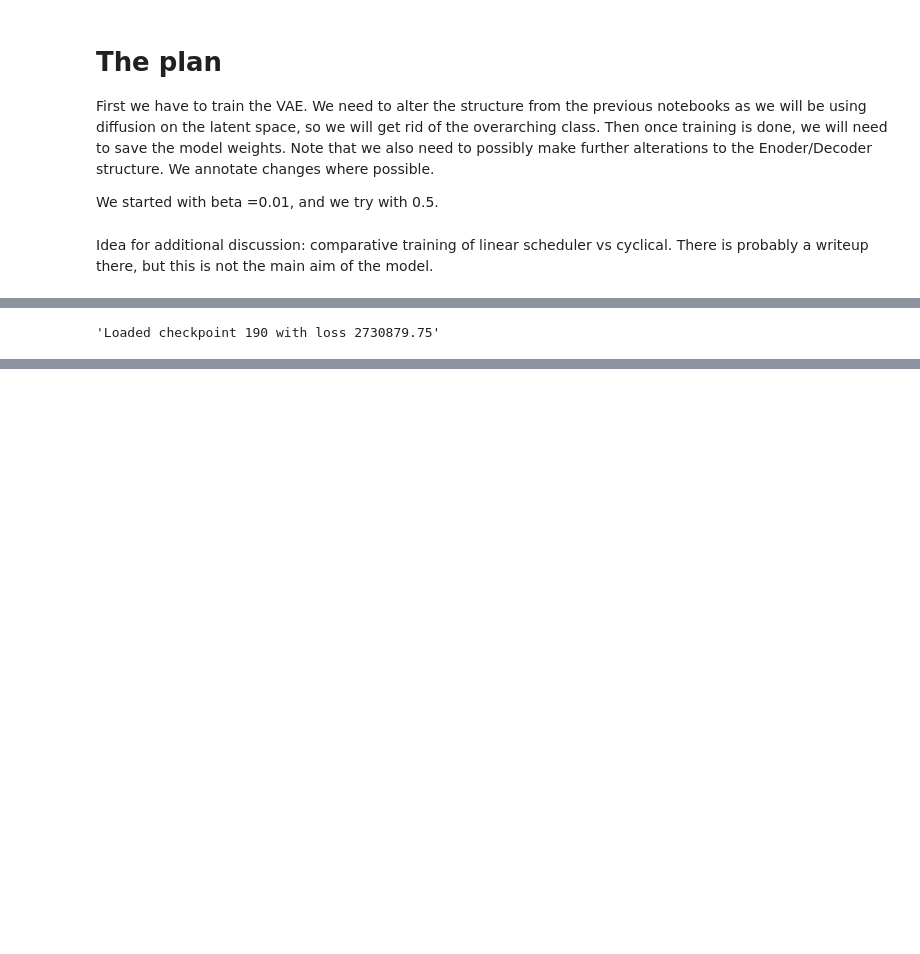
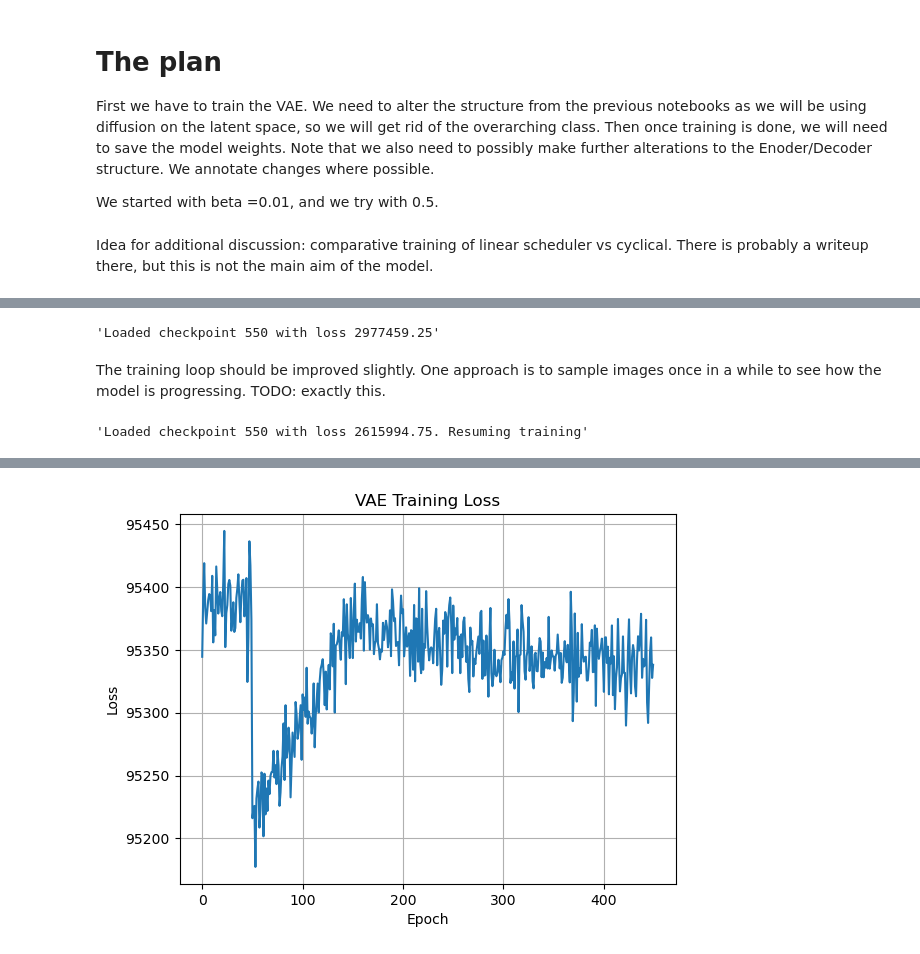
Before and after one commit to pyrysj/diffusion-models-project, a Jupyter notebook: latent-diffusion-model.ipynb, the cells around one changed output, grey strips where cells are left out. Saved outputs shown, nothing was run; the diff lists cells and outputs as text; code cells hidden in the pictures; blank space fills up the shorter version.

```diff
--- a/latent-diffusion-model.ipynb
+++ b/latent-diffusion-model.ipynb
@@ -378,11 +447,63 @@ Epoch 131, Loss: 95590.9833
 # %%
-# utility cell to load best model
-checkpoint, loss = load_checkpoint(model,optimizer,scheduler,"weights/VAE_best_model.pt")
-
+# utility cell to demonstrate loading model
+checkpoint, loss = load_checkpoint(model,optimizer,scheduler,"weights/VAE_checkpoint_epoch_550.pt")
+# note: outputs loss of batch/should be fixed.
 display(f"Loaded checkpoint {checkpoint} with loss {loss}")
 # %% [output]
-'Loaded checkpoint 190 with loss 2730879.75'
+'Loaded checkpoint 550 with loss 2977459.25'
+# %% [markdown]
+The training loop should be improved slightly. One approach is to sample images once in a while to see how the model is progressing. TODO: exactly this.
 # %%
-# function to resume training
+last_epoch = 550
+# change
+max_epoch = 1000
 
-def
+checkpoint, loss = load_checkpoint(model,optimizer,scheduler,"weights/VAE_checkpoint_epoch_550.pt")
+
+display(f"Loaded checkpoint {checkpoint} with loss {loss}. Resuming training")
+
+train_losses = []
+model.train()
+
+best_loss = torch.inf
+
+for epoch in range(last_epoch,max_epoch):
+    kl_weight = get_kl_weight_cyclical(epoch)
+    total_loss = 0
+    for batch_idx, (x, _) in enumerate(train_loader):
+        x = x.to(device)
+        optimizer.zero_grad()
+
+        recon_x, mu, logvar = model(x)
+
+        loss = loss_function_VAE(recon_x, x, mu, logvar, beta=kl_weight)
+        loss.backward()
+        optimizer.step()
+
+        total_loss += loss.item()
+    avg_loss = total_loss/len(train_loader.dataset)
+    train_losses.append(avg_loss)
+    scheduler.step(avg_loss)
+    if epoch % 10 == 0:
+        print(f"Epoch {epoch+1}, Loss: {avg_loss:.4f}")
+    # In training loop
+    if epoch % 50 == 0:
+        save_checkpoint(model, optimizer, scheduler, epoch, loss, f'weights/VAE_checkpoint_epoch_{epoch}.pt')
+
+    # Always save best model separately
+    if avg_loss < best_loss:
+        best_loss = avg_loss
+        save_checkpoint(model, optimizer, scheduler, epoch, loss, f'weights/VAE_best_model.pt')
+
+    # Always save the last model:
+    if epoch == max_epoch-1:
+        save_checkpoint(model,optimizer, scheduler, epoch,loss, f'weights/VAE_last_model.pt')
+
+plt.plot(train_losses)
+plt.title("VAE Training Loss")
+plt.xlabel("Epoch")
+plt.ylabel("Loss")
+plt.grid(True)
+plt.show()
+# %% [output]
+'Loaded checkpoint 550 with loss 2615994.75. Resuming training'
@@ -389,3 +527,4 @@ def
+[figure, added]
 # %%
 
 
```
Also changed, not shown: parts of 10 cells of this notebook, 24 other files.
